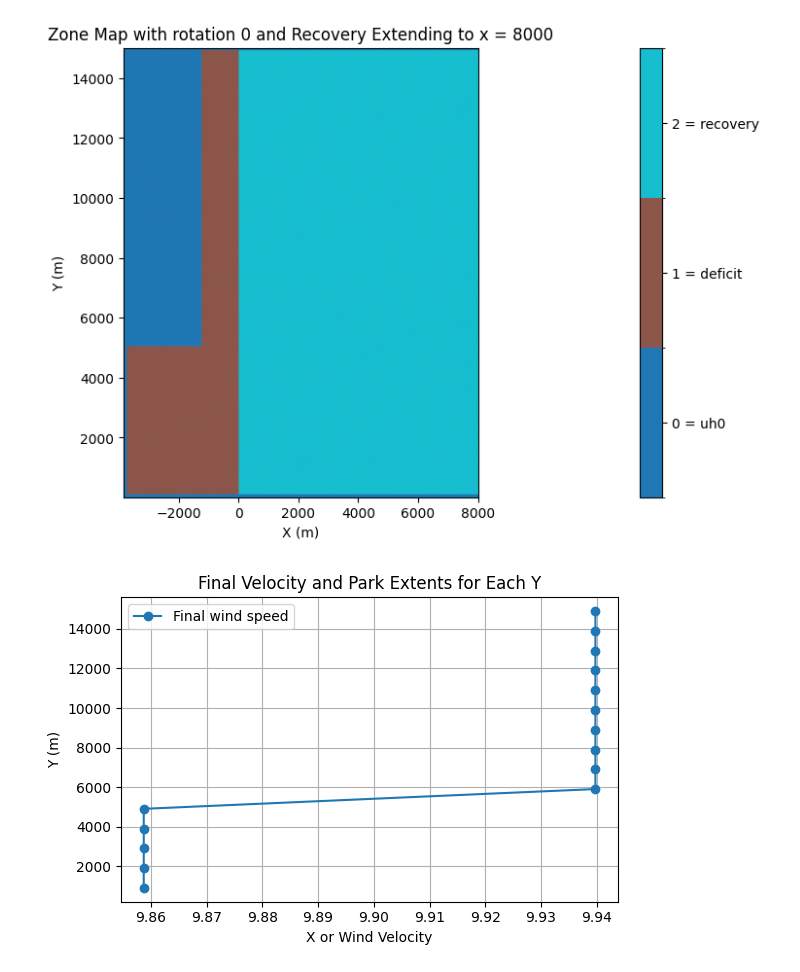
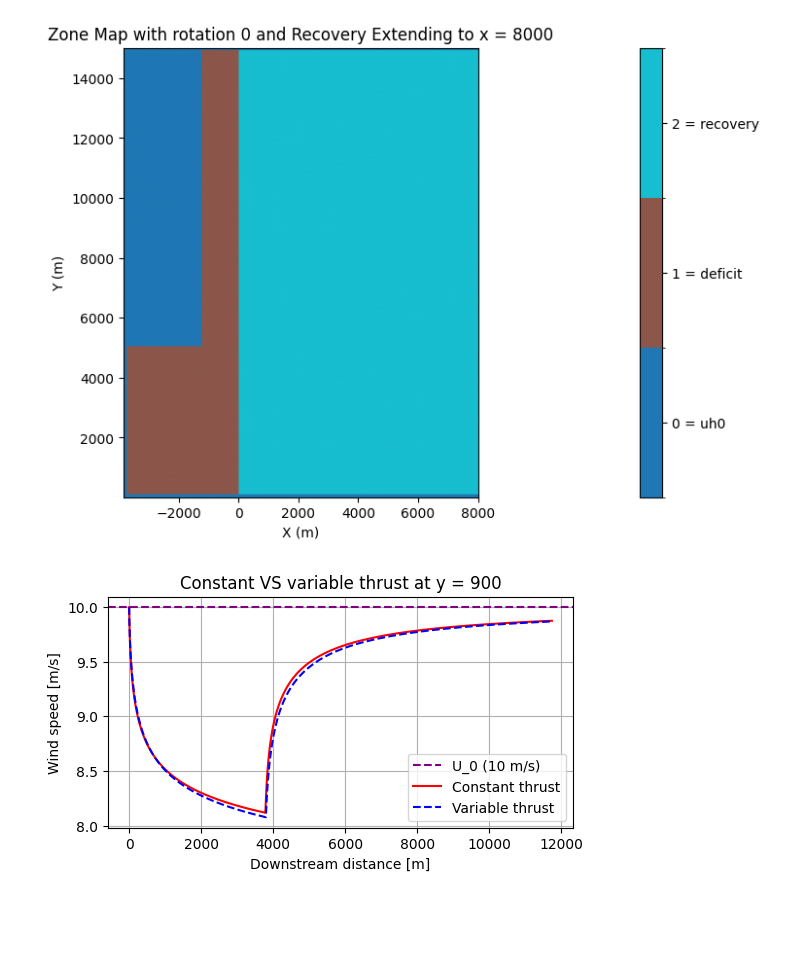
Before and after one commit to marcinsadowy/WTABL, a Jupyter notebook: ArbitraryLayouts/ArbitraryTDMctVar.ipynb, the cells around one changed output. Cells and saved outputs as stored; diff of their text form; code cells hidden in the pictures; blank space fills up the shorter version.

Commit message:
Variabel thrust for alle y!!!

```diff
--- a/ArbitraryLayouts/ArbitraryTDMctVar.ipynb
+++ b/ArbitraryLayouts/ArbitraryTDMctVar.ipynb
@@ -209,15 +300,5 @@ plt.show()
 # %%
 y_resolution = 100
-
-# Define U_h0 as a function of y
-def U_h0_func(y):
-    # Generate wind values from 5 m/s to 6 m/s over the y range (small slope)
-    y_min, y_max = y_range.min(), y_range.max()
-    return 10 + (16 - 10) * (y - y_min) / (y_max - y_min)
-
-# Create interpolator for thrust coefficient lookup
-wind_speeds = np.arange(3, 3 + len(C_T_values))  # assuming C_T_values starts at 3 m/s
-C_T_interp = interp1d(wind_speeds, C_T_values, kind='linear', bounds_error=False, fill_value=(C_T_values[0], C_T_values[-1]))
 
 results = []
 
@@ -229,21 +310,17 @@ for y_idx in range(0, len(y_range), y_resolution):
     current_zone_type = row[0]
     start_idx = 0
 
-    for idx in range(1, len(row)):
-        if row[idx] != current_zone_type:
+    for idx in range(1, len(row) + 1):  # Note: range goes one past the end now
+    # At the end of row or if zone changes
+        if idx == len(row) or row[idx] != current_zone_type:
             if current_zone_type in [ZONE_DEFICIT, ZONE_RECOVERY]:
                 start_x = x_range[start_idx]
                 end_x = x_range[idx - 1]
                 zone_type_str = 'deficit' if current_zone_type == ZONE_DEFICIT else 'recovery'
                 results.append({'y': y_val, 'start_x': start_x, 'end_x': end_x, 'type': zone_type_str})
-            start_idx = idx
-            current_zone_type = row[idx]
-
-    if current_zone_type in [ZONE_DEFICIT, ZONE_RECOVERY]:
-        start_x = x_range[start_idx]
-        end_x = x_range[len(row) - 1]
-        zone_type_str = 'deficit' if current_zone_type == ZONE_DEFICIT else 'recovery'
-        results.append({'y': y_val, 'start_x': start_x, 'end_x': end_x, 'type': zone_type_str})
+            if idx < len(row):  # Don't update past end of row
+                start_idx = idx
+                current_zone_type = row[idx]
 
 # Initialize velocity profile collector with more data
 final_velocity_data = []
@@ -256,79 +333,93 @@ while i < len(results) - 1:
     zone2 = results[i + 1]
 
     if zone1['type'] == 'deficit' and zone2['type'] == 'recovery' and zone1['y'] == zone2['y']:
-        x1 = zone1['start_x']
-        x2 = zone1['end_x']
-        x3 = zone2['end_x']
+        x_1 = zone1['start_x']
+        x_2 = zone1['end_x']
+        x_3 = zone2['end_x']
         y = zone1['y']
 
         if current_y != y:
             current_y = y
             previous_recovery_end_uw = 10.0  # Set U_h0 as a constant 10 m/s
 
+        x_shift = -x_1
+        x_1 += x_shift
+        x_2 += x_shift
+        x_3 += x_shift
+
+        effective_length = x_3 - x_1
+
         # Nygaard setup
-        ct_val = C_T_interp(previous_recovery_end_uw)
+        '''C_T_id = np.abs(uw[:, None] - u_interp).argmin(axis=1)
+        ct_val = C_T_interp[C_T_id]
         ct = (np.pi * ct_val * D**2) / (8 * s_x * D * s_y * D)
         nu_star = 28 * np.sqrt(ct)
         beta = nu_star / (1 + nu_star)
-        z0_WF = z_h * (1 + D / (2 * z_h))**beta * np.exp(
-            -k * (ct + (k / np.log((z_h / z_0lo) * (1 - D / (2 * z_h))**beta))**2)**-0.5
-        )
+        z0_WF = z_H * (1 + D / (2 * z_H))**beta * np.exp(-k * (ct + (k / np.log((z_H / z_0) * (1 - D / (2 * z_H))**beta))**2)**-0.5)'''
 
-        x_shift = -x1
-        x1 += x_shift
-        x2 += x_shift
-        x3 += x_shift
+        # ----------------------- ITERATIVT LOOP ------------------------
 
-        effective_length = x3 - x1
+        x, uw = calculate_wind_speed(x_1, x_2, x_3+1, z_H, D, C_T, s_x*D, s_y*D)
+        x_x, uw_x, ct_var = calculate_wind_speed_iterative(x_1, x_2, x_3, z_H, D, s_x*D, s_y*D, uw)
+
+        plt.figure(figsize=(6, 3))
+        plt.axhline(y=U_0, color='purple', linestyle='--', label=f'U_0 ({U_0:.0f} m/s)')
+        plt.plot(x, uw, label='Constant thrust', color='red')
+        plt.plot(x_x, uw_x, label='Variable thrust', color='blue', linestyle='dashed')
+        plt.xlabel('Downstream distance [m]')
+        plt.ylabel('Wind speed [m/s]')
+        plt.legend(loc='best')
+        plt.title(f'Constant VS variable thrust at y = {y:.0f}')
+        plt.grid(True)
+        plt.show()
+
+        # ---------------------------------------------------------------
+
         if effective_length < 10:
             print(f"⚠️ Skipping wake zone at y={y:.1f} — length too short ({effective_length:.2f} m)")
             i += 2
             continue
-
-        num_steps = max(int(effective_length), 100)
-        x = np.linspace(x1, x3, num_steps)
-
+        '''
         h1 = np.full_like(x, np.nan, dtype=float)
         h2 = np.full_like(x, np.nan, dtype=float)
-        uw = np.full_like(x, previous_recovery_end_uw, dtype=float)
 
-        dx_h1 = np.clip(x - x1, 1e-3, None)
-        h1[:] = z_h + (dx_h1 / z0_WF) ** (4 / 5)
+        dx_h1 = np.clip(x - x_1, 1e-3, None)
+        h1[:] = z_H + (dx_h1 / z0_WF) ** (4 / 5)
 
-        dx_h2 = np.clip(x - x2, 1e-3, None)
+        dx_h2 = np.clip(x - x_2, 1e-3, None)
         h2[:] = (dx_h2 / z0_WF) ** (4 / 5)
 
-        idx1 = h1 >= z_h
-        uw[idx1] = previous_recovery_end_uw * (np.log(h1[idx1] / z_0lo) * np.log(z_h / z0_WF)) / \
-                                          (np.log(h1[idx1] / z0_WF) * np.log(z_h / z_0lo))
+        idx1 = h1 >= z_H
+        uw[idx1] = previous_recovery_end_uw * (np.log(h1[idx1] / z_0) * np.log(z_H / z0_WF)) / \
+                                          (np.log(h1[idx1] / z0_WF) * np.log(z_H / z_0))
 
-        idx2 = (x > x2) & (h2 >= z_h)
-        uw[idx2] = previous_recovery_end_uw * (np.log(h1[idx2] / z_0lo) * np.log(h2[idx2] / z0_WF)) / \
-                                               (np.log(h1[idx2] / z0_WF) * np.log(h2[idx2] / z_0lo))
-
-        deficit_end_uw = uw[np.argmin(np.abs(x - x2))]
+        idx2 = (x > x_2) & (h2 >= z_H)
+        uw[idx2] = previous_recovery_end_uw * (np.log(h1[idx2] / z_0) * np.log(h2[idx2] / z0_WF[idx2])) / \
+                                               (np.log(h1[idx2] / z0_WF[idx2]) * np.log(h2[idx2] / z_0))
+        '''
+        deficit_end_uw = uw[np.argmin(np.abs(x - x_2))]
         recovery_end_uw = uw[-1]
         previous_recovery_end_uw = recovery_end_uw
 
         # Save full result (unshifted x1 and x3)
         final_velocity_data.append((y, recovery_end_uw, zone1['start_x'], zone2['end_x']))
 
         i += 2
     else:
         i += 1
 
 # Convert to structured array: [y, final_velocity, x_start, x_end]
 final_velocity_profile = np.array(sorted(final_velocity_data, key=lambda row: row[0]))
 
 # Final plot
 plt.figure(figsize=(6, 4))
 plt.plot(final_velocity_profile[:, 1], final_velocity_profile[:, 0], marker='o', label='Final wind speed')
 plt.xlabel('X or Wind Velocity')
 plt.ylabel('Y (m)')
 plt.title('Final Velocity and Park Extents for Each Y')
 plt.legend()
 plt.grid(True)
 plt.tight_layout()
 plt.show()
 # %% [output]
-[figure, old version]
+[figure, new version]
```
Also changed, not shown: parts of 6 cells of this notebook, 1 other file.
